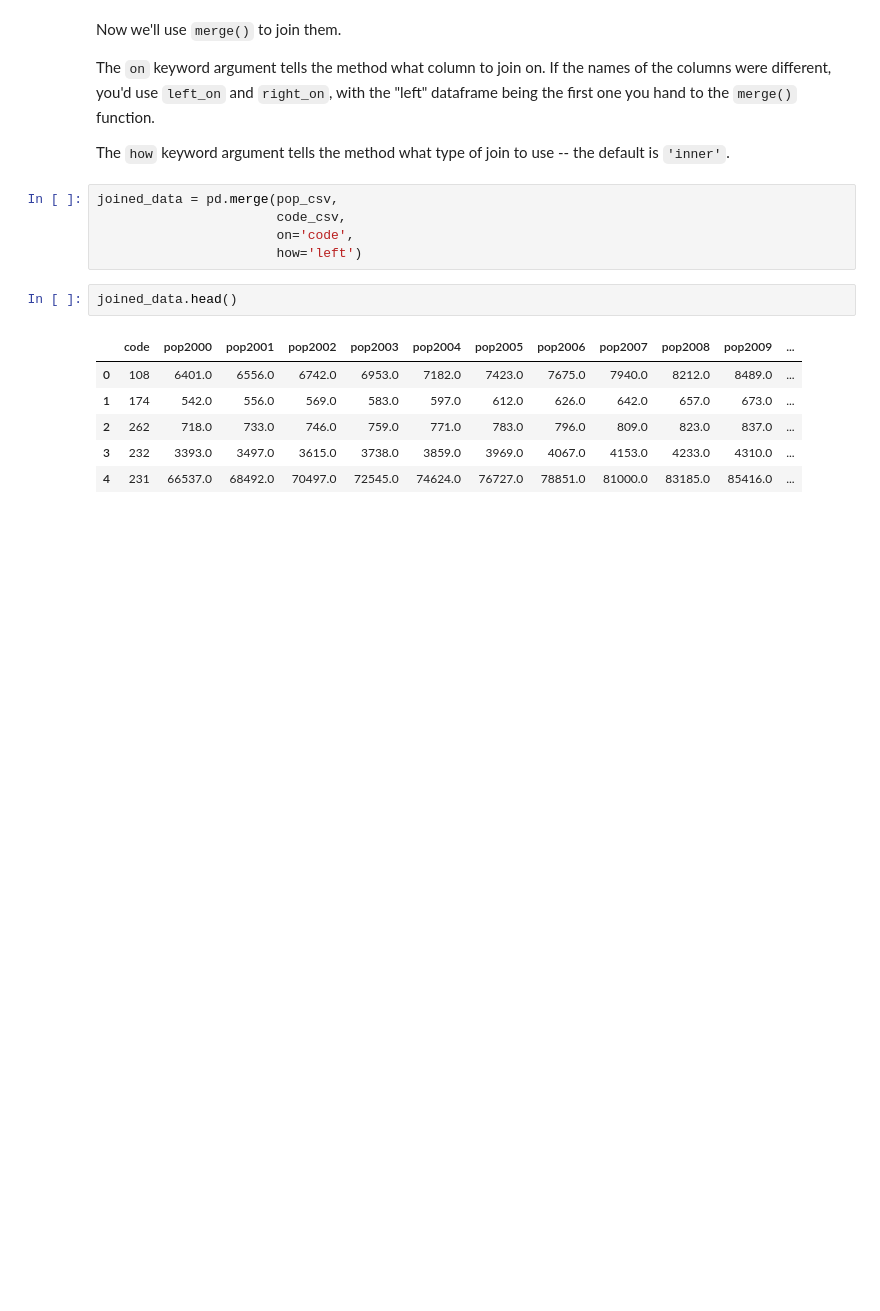
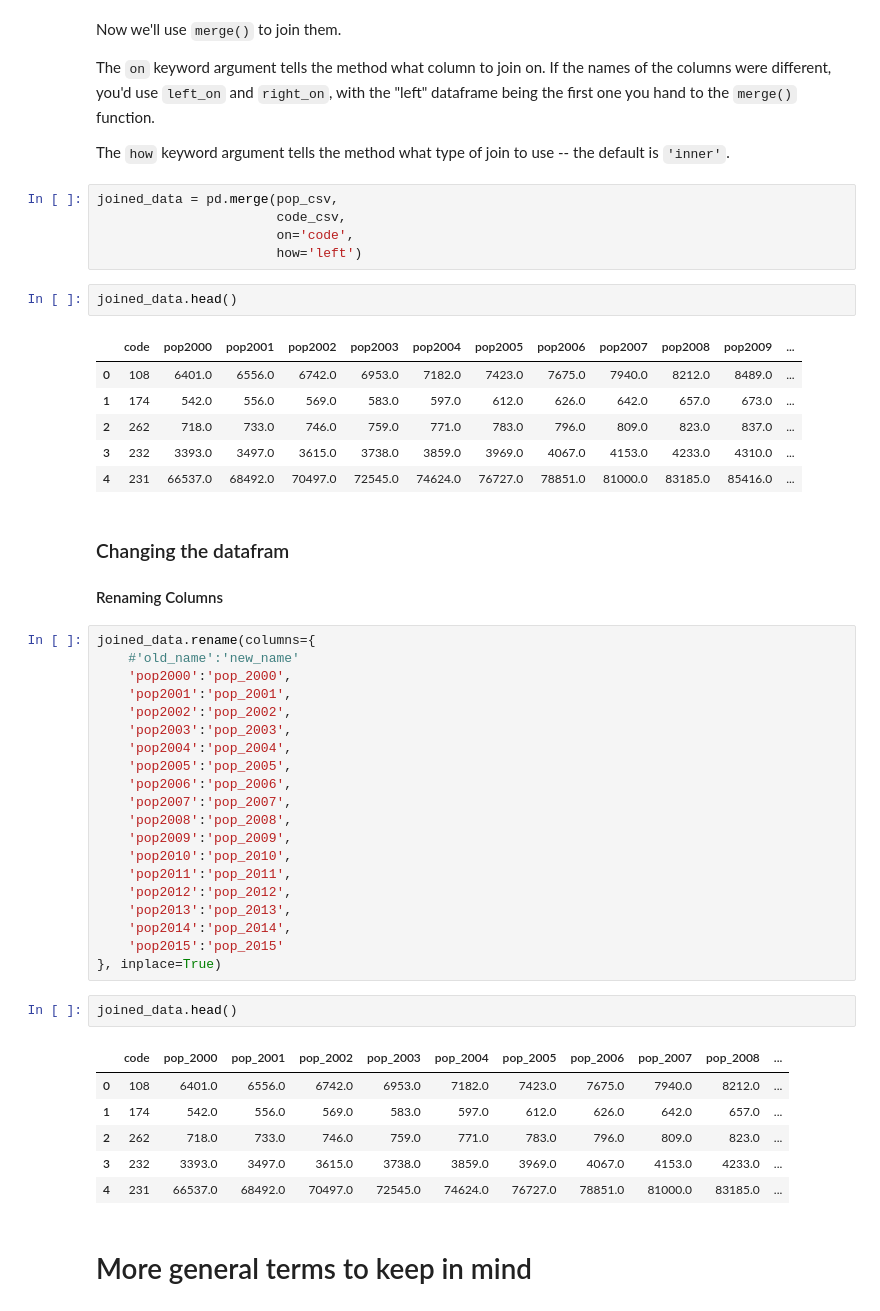
Before and after one commit to pgeneta/python-cheat-sheet, a Jupyter notebook: Pandas cheat sheet.ipynb, the cells around one changed output. Saved outputs shown, nothing was run; the diff lists cells and outputs as text; blank space fills up the shorter version.

```diff
--- a/Pandas cheat sheet.ipynb
+++ b/Pandas cheat sheet.ipynb
@@ -855,3 +855,38 @@ joined_data.head()
 | 2 | 262 | 718.0 | 733.0 | 746.0 | 759.0 | 771.0 | 783.0 | 796.0 | 809.0 | 823.0 | 837.0 | ... |
 | 3 | 232 | 3393.0 | 3497.0 | 3615.0 | 3738.0 | 3859.0 | 3969.0 | 4067.0 | 4153.0 | 4233.0 | 4310.0 | ... |
 | 4 | 231 | 66537.0 | 68492.0 | 70497.0 | 72545.0 | 74624.0 | 76727.0 | 78851.0 | 81000.0 | 83185.0 | 85416.0 | ... |
+# %% [markdown]
+### Changing the datafram
+
+#### Renaming Columns
+# %%
+joined_data.rename(columns={
+    #'old_name':'new_name'
+    'pop2000':'pop_2000',
+    'pop2001':'pop_2001',
+    'pop2002':'pop_2002',
+    'pop2003':'pop_2003',
+    'pop2004':'pop_2004',
+    'pop2005':'pop_2005',
+    'pop2006':'pop_2006',
+    'pop2007':'pop_2007',
+    'pop2008':'pop_2008',
+    'pop2009':'pop_2009',
+    'pop2010':'pop_2010',
+    'pop2011':'pop_2011',
+    'pop2012':'pop_2012',
+    'pop2013':'pop_2013',
+    'pop2014':'pop_2014',
+    'pop2015':'pop_2015'
+}, inplace=True)
+# %%
+joined_data.head()
+# %% [output]
+|  | code | pop_2000 | pop_2001 | pop_2002 | pop_2003 | pop_2004 | pop_2005 | pop_2006 | pop_2007 | pop_2008 | ... |
+| 0 | 108 | 6401.0 | 6556.0 | 6742.0 | 6953.0 | 7182.0 | 7423.0 | 7675.0 | 7940.0 | 8212.0 | ... |
+| 1 | 174 | 542.0 | 556.0 | 569.0 | 583.0 | 597.0 | 612.0 | 626.0 | 642.0 | 657.0 | ... |
+| 2 | 262 | 718.0 | 733.0 | 746.0 | 759.0 | 771.0 | 783.0 | 796.0 | 809.0 | 823.0 | ... |
+| 3 | 232 | 3393.0 | 3497.0 | 3615.0 | 3738.0 | 3859.0 | 3969.0 | 4067.0 | 4153.0 | 4233.0 | ... |
+| 4 | 231 | 66537.0 | 68492.0 | 70497.0 | 72545.0 | 74624.0 | 76727.0 | 78851.0 | 81000.0 | 83185.0 | ... |
+# %% [markdown]
+# More general terms to keep in mind
```
Also changed, not shown: parts of 9 cells of this notebook.
